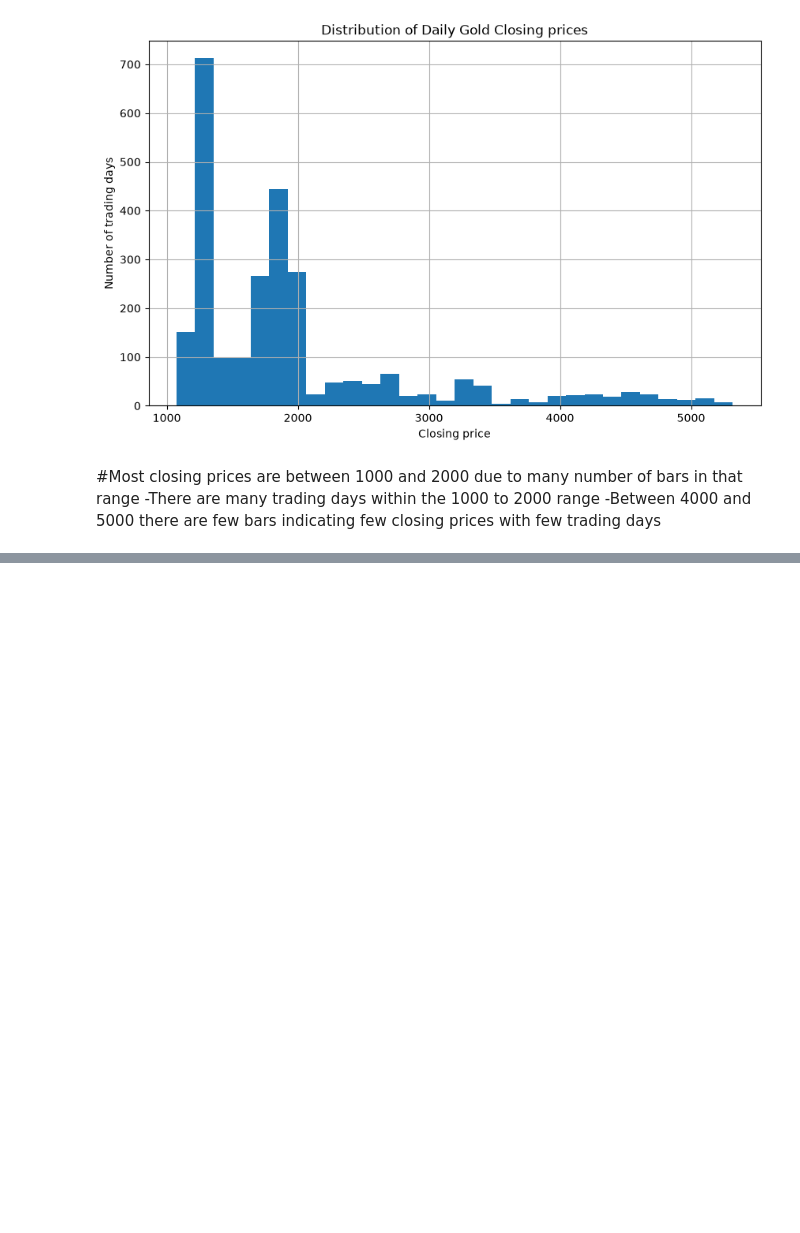
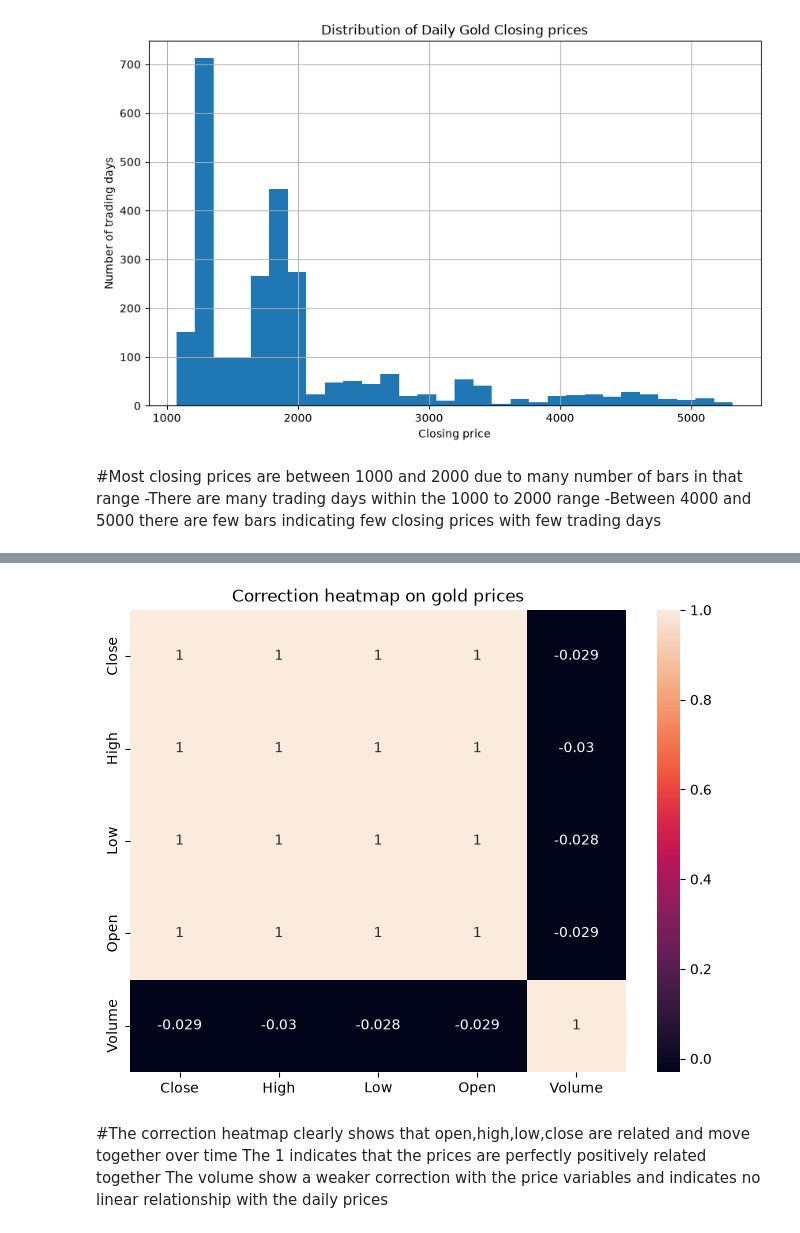
Before and after one commit to Kimu-koech/gold-price-analysis, a Jupyter notebook: gold-price-analysis/notebooks/gold_prices_analysis.ipynb, the cells around one changed output, grey strips where cells are left out. Cells and saved outputs as stored; diff of their text form; code cells hidden in the pictures; blank space fills up the shorter version.

```diff
--- a/gold-price-analysis/notebooks/gold_prices_analysis.ipynb
+++ b/gold-price-analysis/notebooks/gold_prices_analysis.ipynb
@@ -150,0 +167,12 @@ plt.show
+# %%
+import seaborn as sns
+plt.figure(figsize=(8,6))
+sns.heatmap(corr,annot=True)
+plt.title("Correction heatmap on gold prices")
+plt.show()
+# %% [output]
+[figure, added]
+# %% [markdown]
+#The correction heatmap clearly shows that open,high,low,close are related and move together over time
+The 1 indicates that the prices are perfectly  positively related  together
+The volume show a weaker correction with the price variables and indicates no linear relationship with the daily prices
```
Also changed, not shown: parts of 4 cells of this notebook, 1 other file.
